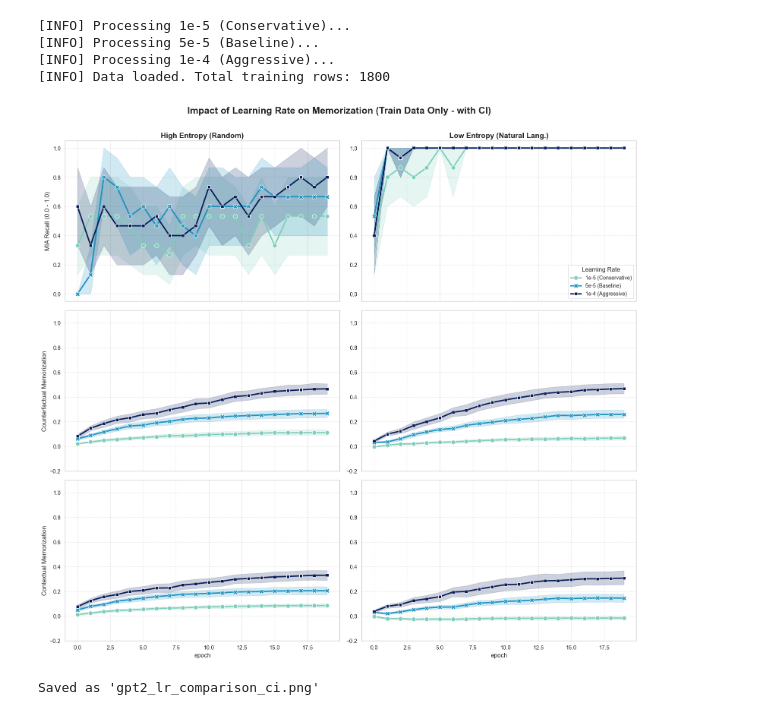
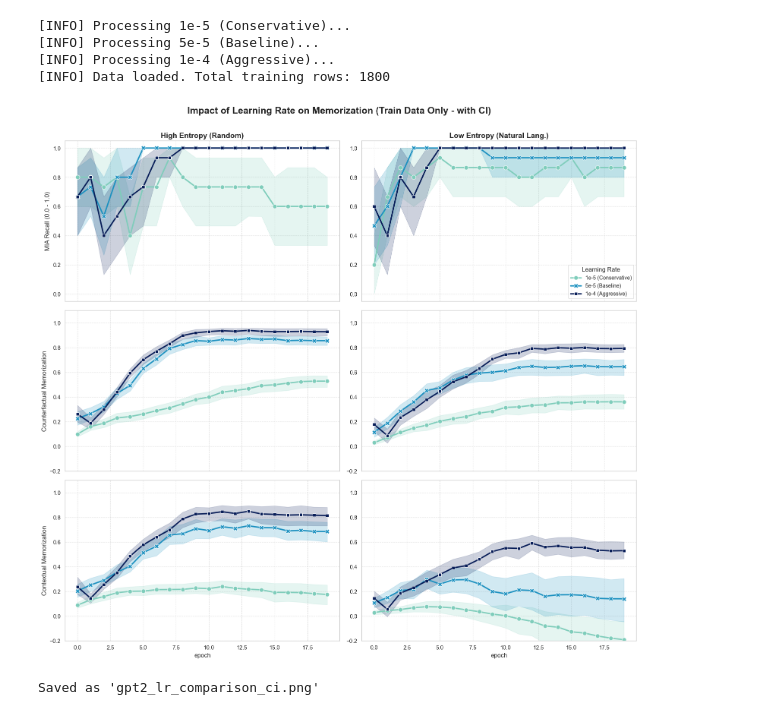
Before and after one commit to ggluongo77/finetuning-memorization-metrics, a Jupyter notebook: gen/lr_analysis.ipynb, the cells around one changed output. Drawn from its saved outputs; the diff is of its cells as text; code cells hidden in the pictures.

```diff
--- a/gen/lr_analysis.ipynb
+++ b/gen/lr_analysis.ipynb
@@ -9,9 +9,9 @@ import os
 # 1. FILE CONFIGURATION
 # ==============================================================================
 file_paths = {
-    "1e-5 (Conservative)": "wikipedia/experiments/run_20251211_175952/results/canary_details_full.csv",
-    "5e-5 (Baseline)":     "wikipedia/experiments/run_20251203_134201/results/canary_details_full.csv",
-    "1e-4 (Aggressive)":   "wikipedia/experiments/run_20251212_095946/results/canary_details_full.csv"
+    "1e-5 (Conservative)": "wikipedia/experiments/run_20251212_211405/results/canary_details_full.csv",
+    "5e-5 (Baseline)":     "wikipedia/experiments/run_20251205_181716/results/canary_details_full.csv",
+    "1e-4 (Aggressive)":   "wikipedia/experiments/run_20251217_103916/results/canary_details_full.csv"
 }
 
 # ==============================================================================
@@ -122,32 +122,32 @@ if not full_df.empty:
             if i == 0: ax.set_title(f"{entropy_type}", fontsize=14, fontweight='bold')
             if j == 0: ax.set_ylabel(metric_title, fontsize=12)
             else: ax.set_ylabel("")
 
             # Axis Limits
             if metric_col == 'is_memorized':
                 ax.set_ylim(-0.05, 1.05)
             else:
                 ax.set_ylim(-0.2, 1.1)
 
             ax.grid(True, linestyle='--', alpha=0.6)
 
             # Legend placement
             if i == 0 and j == 1:
                 ax.legend(title="Learning Rate", loc='lower right', fontsize=10)
             else:
                 if ax.get_legend(): ax.get_legend().remove()
 
     plt.tight_layout()
     plt.subplots_adjust(top=0.92)
     plt.suptitle(f"Impact of Learning Rate on Memorization (Train Data Only - with CI)", fontsize=18, fontweight='bold')
 
     plt.show()
     fig.savefig("gpt2_lr_comparison_ci.png", dpi=300, bbox_inches='tight')
     print("Saved as 'gpt2_lr_comparison_ci.png'")
 # %% [output]
 [INFO] Processing 1e-5 (Conservative)...
 [INFO] Processing 5e-5 (Baseline)...
 [INFO] Processing 1e-4 (Aggressive)...
 [INFO] Data loaded. Total training rows: 1800
-[figure, old version]
+[figure, new version]
 Saved as 'gpt2_lr_comparison_ci.png'
```
Also changed, not shown: 1 other file.
